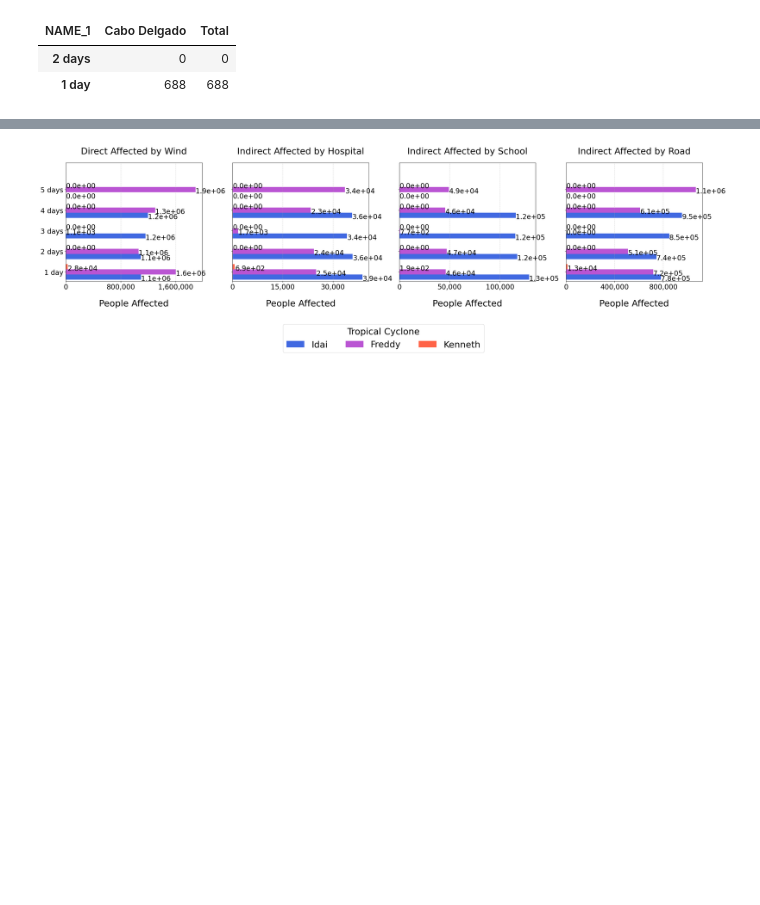
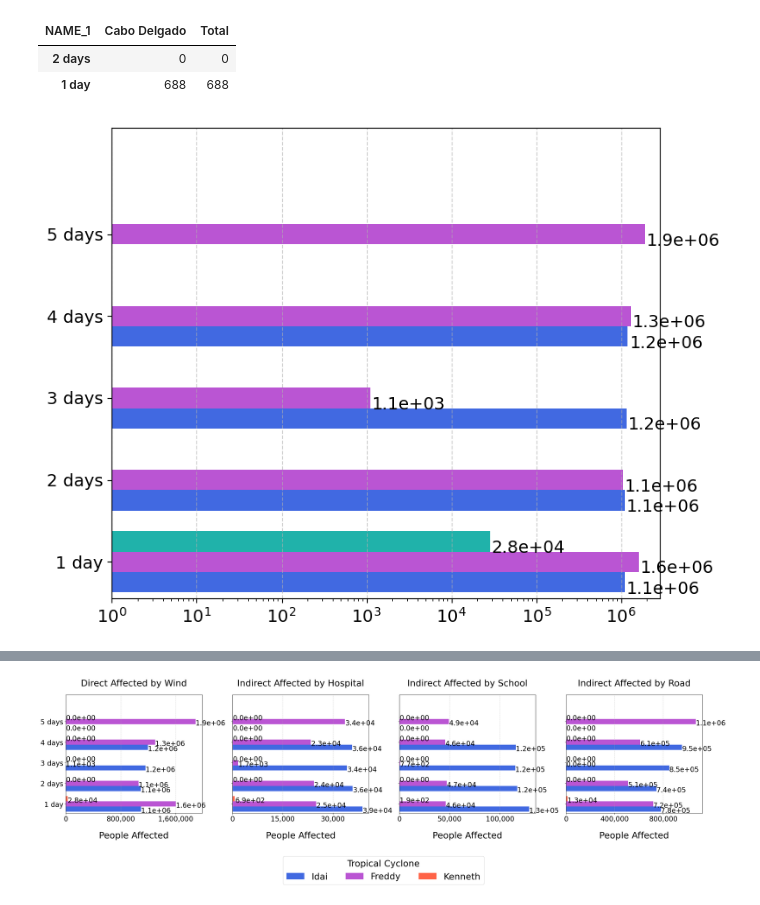
Before and after one commit to Gabespejo/Impact-based-forecast-for-CI-during-TC-CLIMADA, a Jupyter notebook: Comparison_of_TC.ipynb, the cells around one changed output, grey strips where cells are left out. Drawn from its saved outputs; the diff is of its cells as text; code cells hidden in the pictures; blank space fills up the shorter version.

Commit message:
Initial import

```diff
--- a/Comparison_of_TC.ipynb
+++ b/Comparison_of_TC.ipynb
@@ -247,3 +332,61 @@ df_h2_KENNETH
 | NAME_1 | Cabo Delgado | Total |
 | 2 days | 0 | 0 |
 | 1 day | 688 | 688 |
+# %%
+import matplotlib.pyplot as plt
+import numpy as np
+import pandas as pd
+from matplotlib.ticker import LogLocator, LogFormatterSciNotation
+
+# Define cyclone colors
+colors = {
+    "Idai": "royalblue",         # stable blue
+    "Freddy": "mediumorchid",    # visible purple
+    "Kenneth": "#20B2AA"         # teal
+}
+
+# Prepare data
+wind_comparison = {
+    "Idai": df_p1_IDAI["Total"],
+    "Freddy": df_p1_FREDDY["Total"],
+    "Kenneth": df_p1_KENNETH["Total"]
+}
+df_wind = pd.DataFrame(wind_comparison).fillna(0)
+
+# Plotting
+fig, ax = plt.subplots(figsize=(8, 6))
+bar_width = 0.25
+y = np.arange(len(df_wind.index))
+
+for i, (cyclone, color) in enumerate(colors.items()):
+    values = df_wind[cyclone]
+    ax.barh(y + i * bar_width, values, height=bar_width, label=cyclone, color=color)
+
+    for j, val in enumerate(values):
+        if val > 0:
+            ax.text(val * 1.05, y[j] + i * bar_width - 0.08, f"{val:.1e}", va='center', fontsize=14)
+
+# Axis formatting
+ax.set_xscale('log')
+ax.set_xlim(left=1, right=df_wind.values.max() * 1.5)
+ax.xaxis.set_major_locator(LogLocator(base=10.0))
+ax.xaxis.set_major_formatter(LogFormatterSciNotation())
+
+ax.set_yticks(y + bar_width)
+ax.set_yticklabels(df_wind.index, fontsize=14)
+ax.set_ylim(-0.2, len(y) - 0.2 + bar_width * len(colors))
+
+#ax.set_xlabel("People Affected (log scale)", fontsize=18, labelpad=20)
+#ax.set_title("Direct Affected by Wind", fontsize=20, pad=20)
+ax.tick_params(axis='x', labelsize=14)
+ax.grid(axis='x', linestyle='--', alpha=0.6)
+
+# Legend
+#ax.legend(title="Tropical Cyclone", fontsize=14, title_fontsize=14, loc='best')
+
+# Save and show
+plt.tight_layout()
+fig.savefig("/cluster/home/gespejo/TC_Comparison/disrupted_pp1_wind.png", dpi=800, bbox_inches='tight')
+plt.show()
+# %% [output]
+[figure, added]
```
Also changed, not shown: parts of 14 cells of this notebook, 34 other files.
